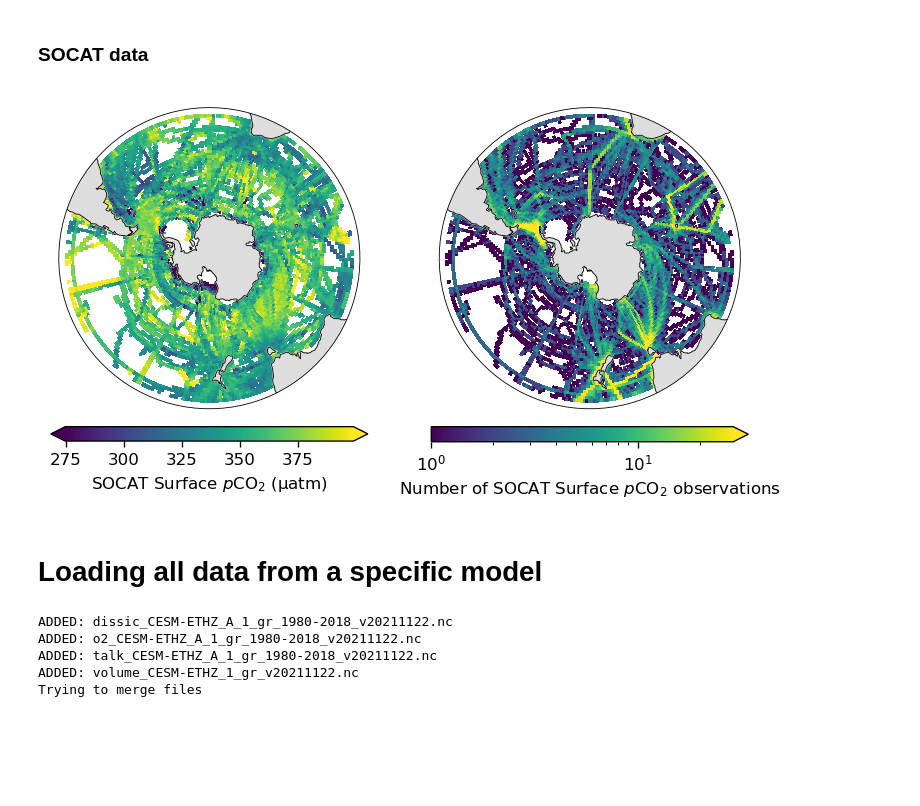
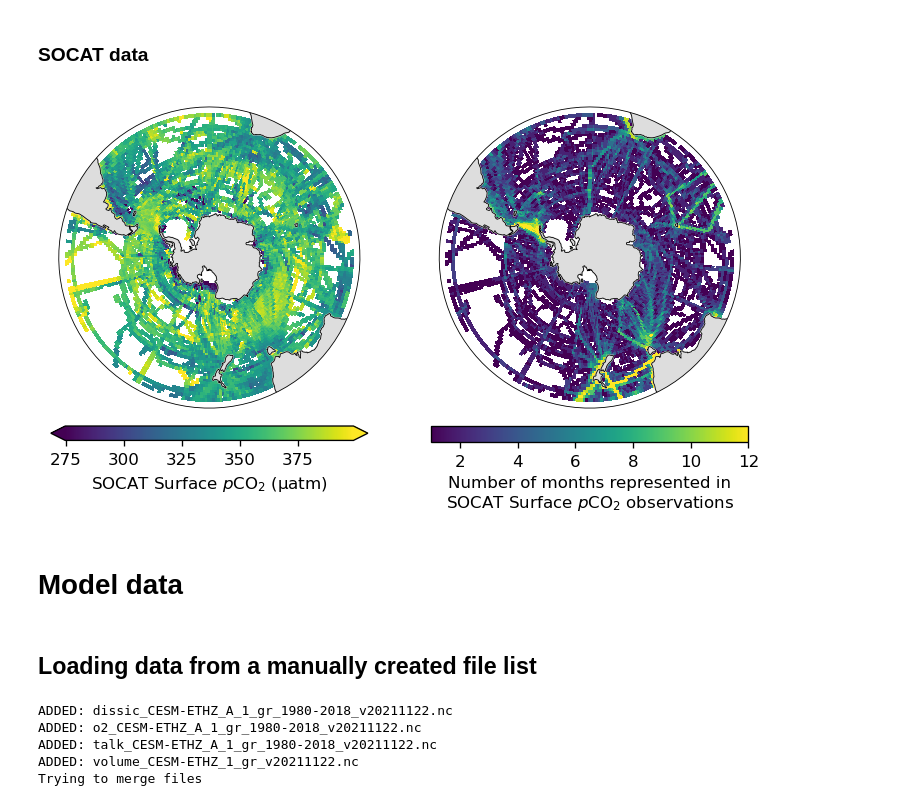
Before and after one commit to RECCAP2-ocean/R2-scripts, a Jupyter notebook: notebooks/python_workflow_example.ipynb, the cells around one changed output. Cells and saved outputs as stored; diff of their text form; code cells hidden in the pictures; blank space fills up the shorter version.

```diff
--- a/notebooks/python_workflow_example.ipynb
+++ b/notebooks/python_workflow_example.ipynb
@@ -169,24 +179,36 @@ data.save_dataset_with_compression(
 # %%
 fig = plt.figure(figsize=(viz.fw2, viz.fw1+1), dpi=120)
 
-img1 = spco2_socat.spco2_socat.sel(lat=slice(-80, -30)).mean('time').map(
+socat_mean_pco2 = spco2_socat.spco2_socat.sel(lat=slice(-80, -30)).mean('time')
+socat_mon_repr = (
+    spco2_socat.spco2_socat
+    .sel(lat=slice(-80, -30))
+    .groupby('time.month')
+    .mean('time')
+    .count('month')
+    .where(lambda x: x != 0)
+)
+
+img1 = socat_mean_pco2.map(
     pos=121,
     proj=crs.SouthPolarStereo(),
     round=True,
     cbar_kwargs=dict(orientation='horizontal')
 )
 
-img2 = spco2_socat.spco2_socat.sel(lat=slice(-80, -30)).count('time').where(lambda x: x != 0).map(
+img2 = socat_mon_repr.map(
     pos=122,
     proj=crs.SouthPolarStereo(),
     round=True,
     cbar_kwargs=dict(orientation='horizontal'),
-    norm=mpl.colors.LogNorm(),
+    robust=False,
 )
 
 img1.colorbar.set_label('SOCAT Surface $p$CO$_2$ (µatm)')
-img2.colorbar.set_label('Number of SOCAT Surface $p$CO$_2$ observations')
+img2.colorbar.set_label('Number of months represented in\nSOCAT Surface $p$CO$_2$ observations')
 # %% [output]
-[figure, old version]
+[figure, new version]
+# %% [markdown]
+# Model data
 # %% [markdown]
-# Loading all data from a specific model
+## Loading data from a manually created file list
```
Also changed, not shown: parts of 7 cells of this notebook.
